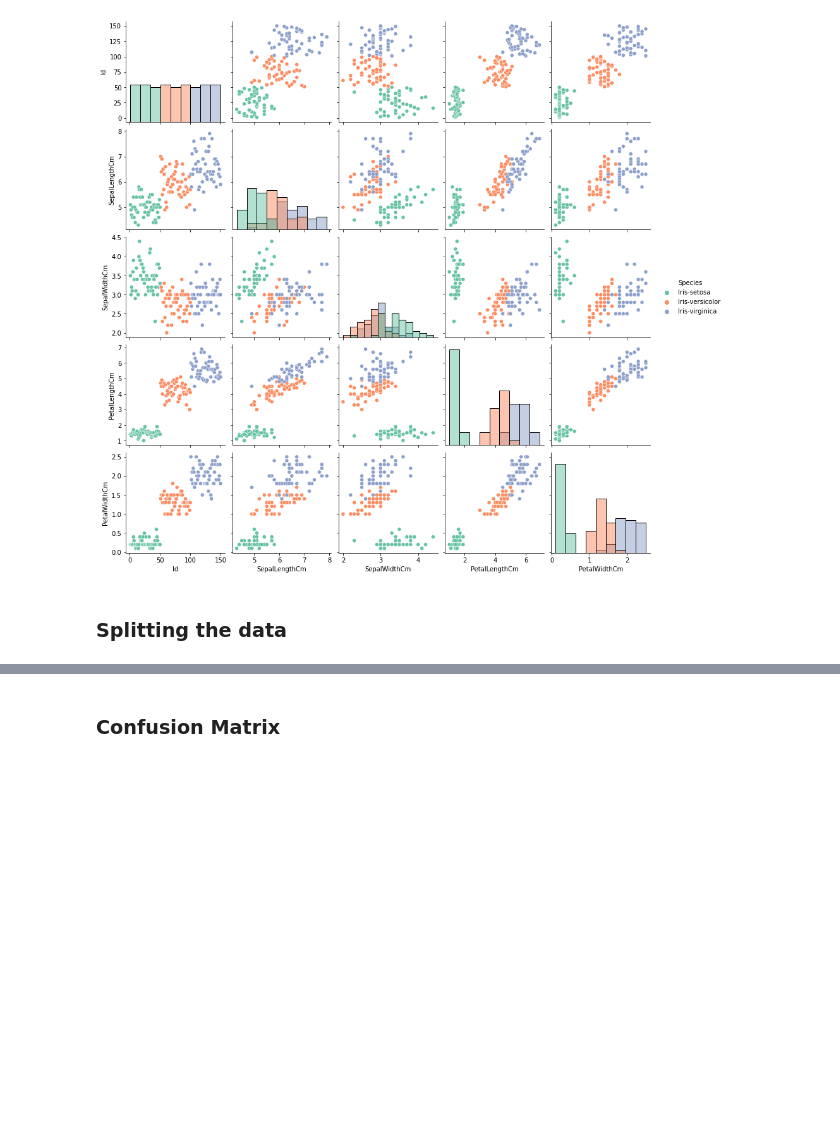
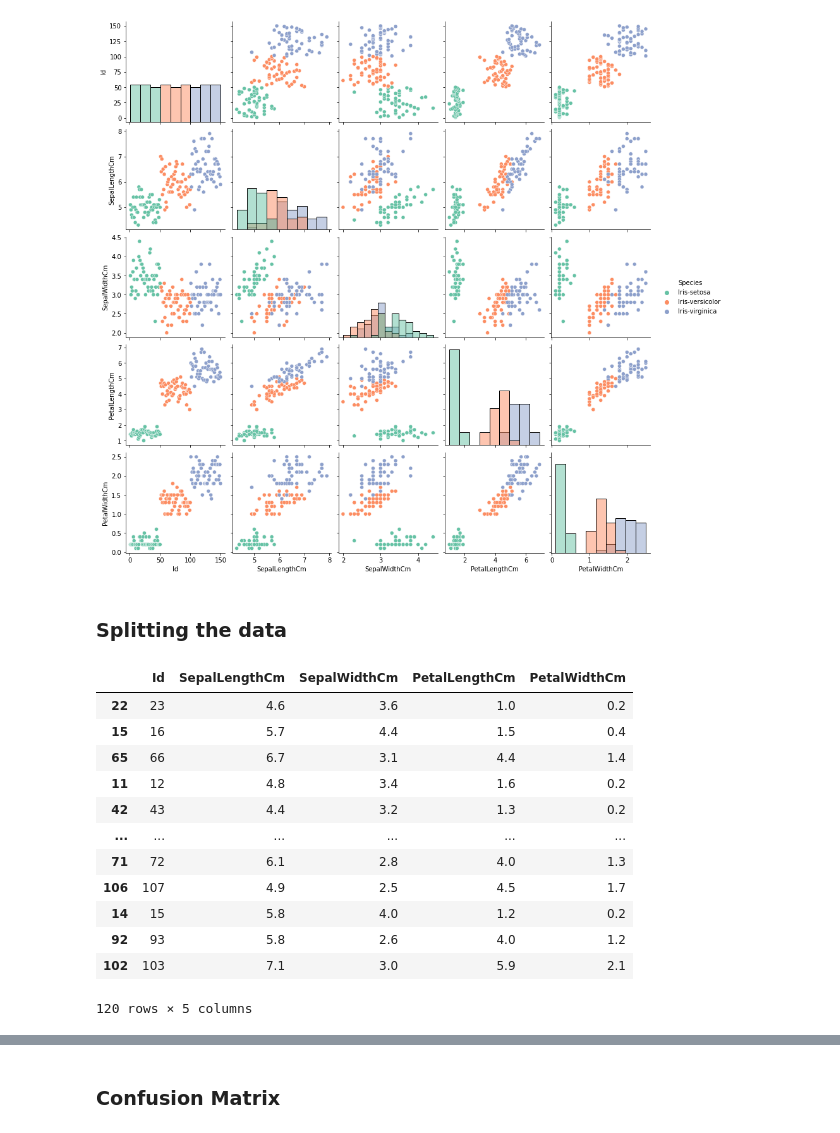
Before and after one commit to sravya-creator/OIBSIP, a Jupyter notebook: Oasis Infobyte Task1.ipynb, the cells around one changed output, grey strips where cells are left out. Saved outputs shown, nothing was run; the diff lists cells and outputs as text; code cells hidden in the pictures; blank space fills up the shorter version.

```diff
--- a/Oasis Infobyte Task1.ipynb
+++ b/Oasis Infobyte Task1.ipynb
@@ -168,3 +168,19 @@ y = df['Species']
 # %%
 # Split the dataset into train and test sets
 X_train, X_test, y_train, y_test = train_test_split(X, y, test_size=0.2, random_state=42)
+# %%
+X_train
+# %% [output]
+|  | Id | SepalLengthCm | SepalWidthCm | PetalLengthCm | PetalWidthCm |
+| 22 | 23 | 4.6 | 3.6 | 1.0 | 0.2 |
+| 15 | 16 | 5.7 | 4.4 | 1.5 | 0.4 |
+| 65 | 66 | 6.7 | 3.1 | 4.4 | 1.4 |
+| 11 | 12 | 4.8 | 3.4 | 1.6 | 0.2 |
+| 42 | 43 | 4.4 | 3.2 | 1.3 | 0.2 |
+| ... | ... | ... | ... | ... | ... |
+| 71 | 72 | 6.1 | 2.8 | 4.0 | 1.3 |
+| 106 | 107 | 4.9 | 2.5 | 4.5 | 1.7 |
+| 14 | 15 | 5.8 | 4.0 | 1.2 | 0.2 |
+| 92 | 93 | 5.8 | 2.6 | 4.0 | 1.2 |
+| 102 | 103 | 7.1 | 3.0 | 5.9 | 2.1 |
+120 rows × 5 columns
```
Also changed, not shown: parts of 4 cells of this notebook.
